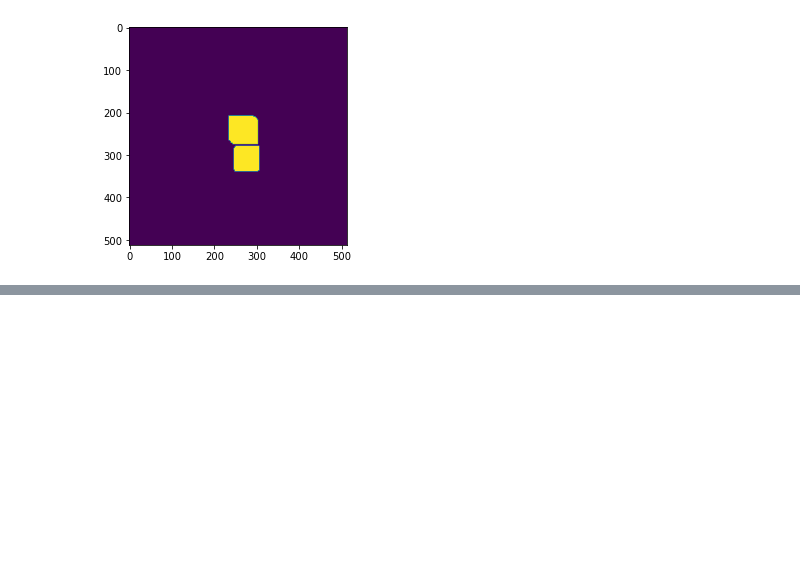
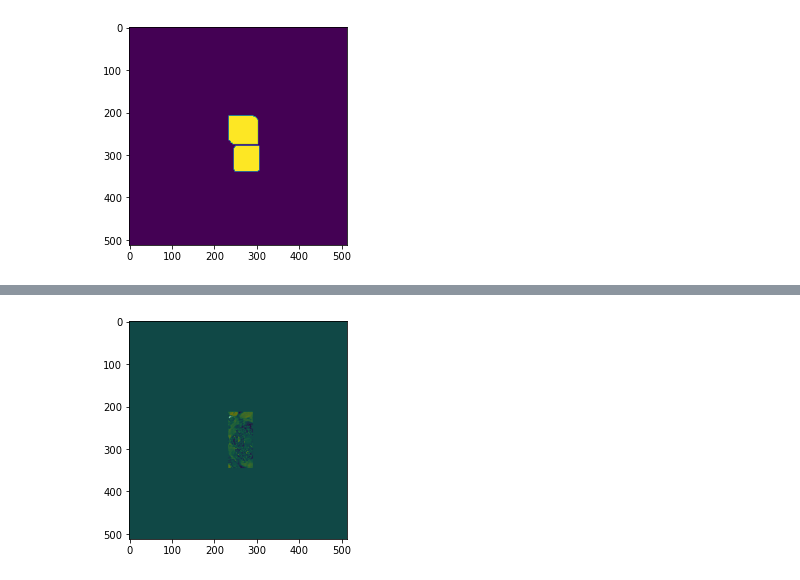
Before and after one commit to mpsych/CACTAS-AI, a Jupyter notebook: _EXPERIMENTS/plaque_box_patch_v2.ipynb, the cells around one changed output, grey strips where cells are left out. Cells and saved outputs as stored; diff of their text form; code cells hidden in the pictures; blank space fills up the shorter version.

Commit message:
mask for 1

```diff
--- a/_EXPERIMENTS/plaque_box_patch_v2.ipynb
+++ b/_EXPERIMENTS/plaque_box_patch_v2.ipynb
@@ -168,0 +163,20 @@ plt.show()
+# %%
+image, header = nrrd.read(DATAPATH + "/" + X_train[15])
+# %%
+label, header = nrrd.read(DATAPATH + "/" + y_train[15])
+# %%
+image_patient=[]
+for i in range(image.shape[2]):
+    img = image[:,:,i]
+    image_patient.append(img)
+# %%
+results=[]
+for i in range(len(image_patient)):
+    result = image_patient[i] * binary_mask[i]
+    results.append(result)
+# %%
+plt.imshow(results[115])
+plt.imshow(label[:,:,115], cmap='gray', alpha=0.5)
+plt.show()
+# %% [output]
+[figure, added]
```
Also changed, not shown: parts of 24 cells of this notebook.
